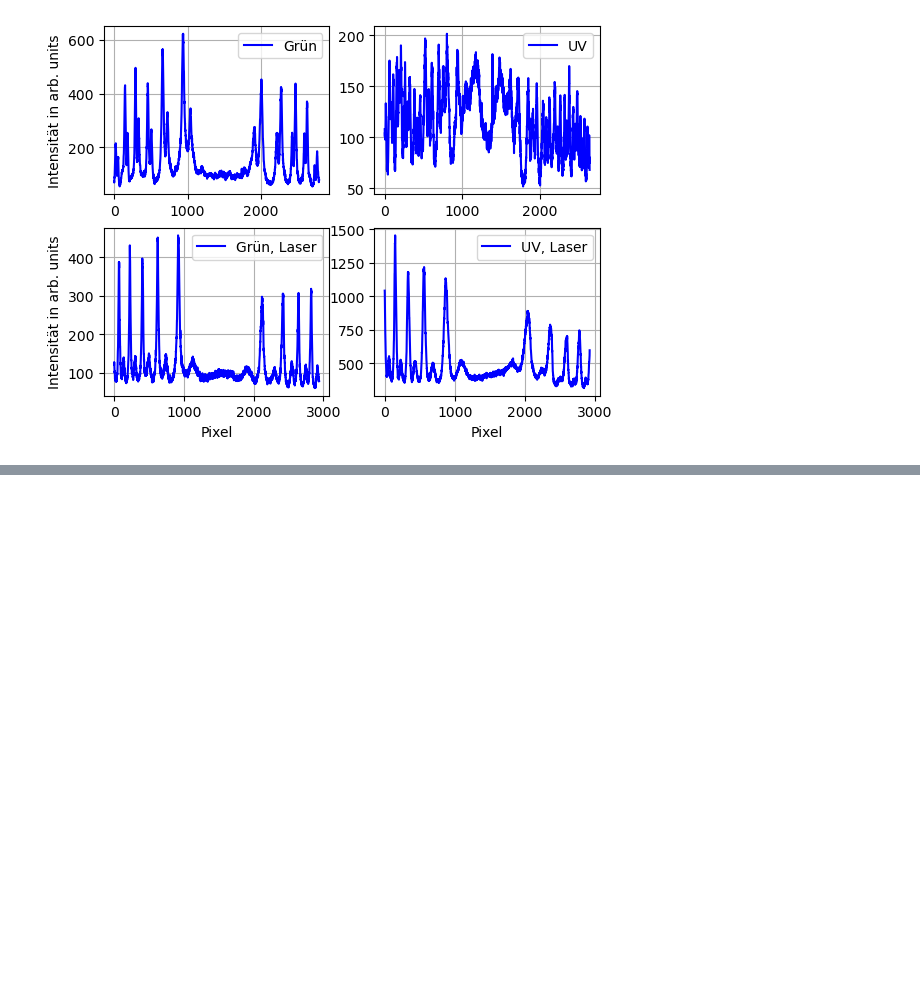
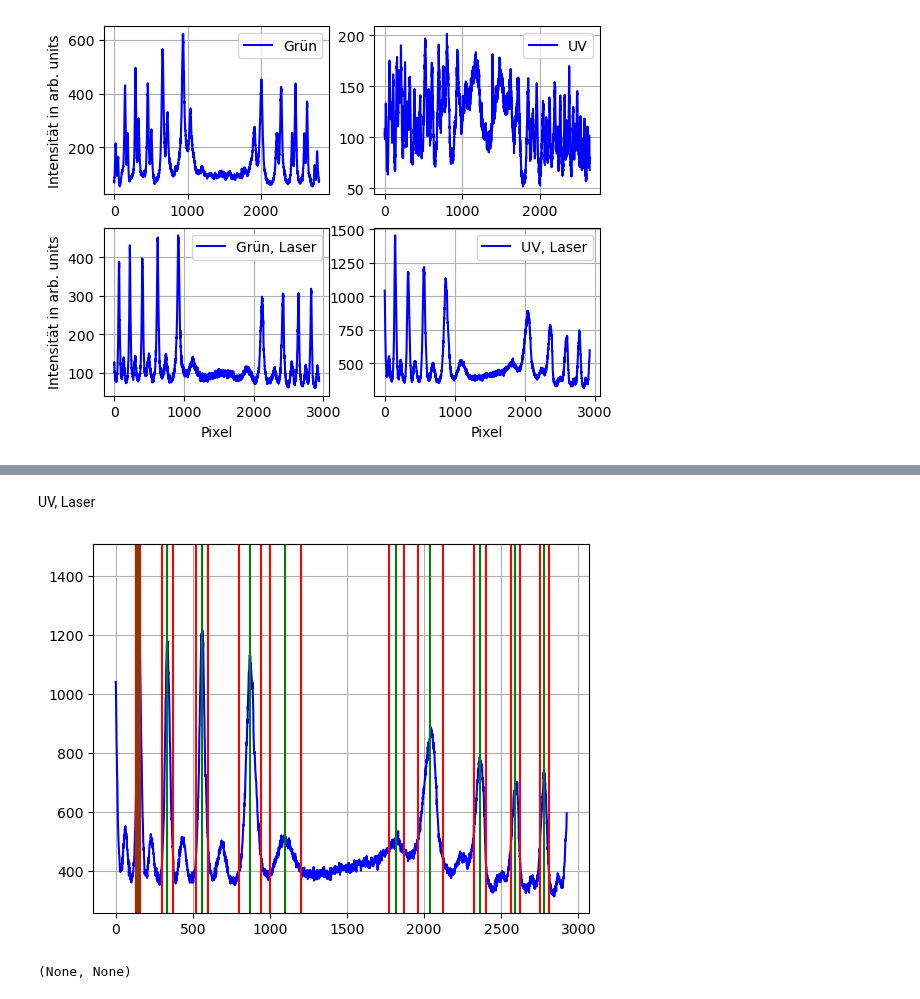
Before and after one commit to MRNock04/P3, a Jupyter notebook: Hyperfeinstruktur/Auswertung.ipynb, the cells around one changed output, grey strips where cells are left out. Cells and saved outputs as stored; diff of their text form; code cells hidden in the pictures; blank space fills up the shorter version.

```diff
--- a/Hyperfeinstruktur/Auswertung.ipynb
+++ b/Hyperfeinstruktur/Auswertung.ipynb
@@ -34,0 +163,58 @@ for i in range(2):
+# %% [markdown]
+UV, Laser
+# %%
+plt.plot( uv_laser[0] , uv_laser[1] , color="blue")
+# 4. Links
+plt.axvline(x=145, color="green")
+plt.axvline(x=130, color="red")
+plt.axvline(x=160, color="red")
+
+# 3. Links
+plt.axvline(x=335, color="green")
+plt.axvline(x=300, color="red")
+plt.axvline(x=370, color="red")
+
+# 2. Links
+plt.axvline(x=560, color="green")
+plt.axvline(x=520, color="red")
+plt.axvline(x=600, color="red")
+
+# 1. Links
+plt.axvline(x=870, color="green")
+plt.axvline(x=800, color="red")
+plt.axvline(x=940, color="red")
+
+
+# 1. rechts
+plt.axvline(x=2040, color="green")
+plt.axvline(x=1960, color="red")
+plt.axvline(x=2120, color="red")
+
+# 2. rechts
+plt.axvline(x=2360, color="green")
+plt.axvline(x=2320, color="red")
+plt.axvline(x=2400, color="red")
+
+# 3. rechts
+plt.axvline(x=2590, color="green")
+plt.axvline(x=2560, color="red")
+plt.axvline(x=2620, color="red")
+
+# 4. rechts
+plt.axvline(x=2780, color="green")
+plt.axvline(x=2750, color="red")
+plt.axvline(x=2810, color="red")
+
+# mitte, links
+plt.axvline(x=1100, color="green")
+plt.axvline(x=1000, color="red")
+plt.axvline(x=1200, color="red")
+# mitte, rechts
+plt.axvline(x=1820, color="green")
+plt.axvline(x=1770, color="red")
+plt.axvline(x=1870, color="red")
+
+plt.grid(), plt.show()
+# %% [output]
+[figure, added]
+(None, None)
```
Also changed, not shown: parts of 21 cells of this notebook.
